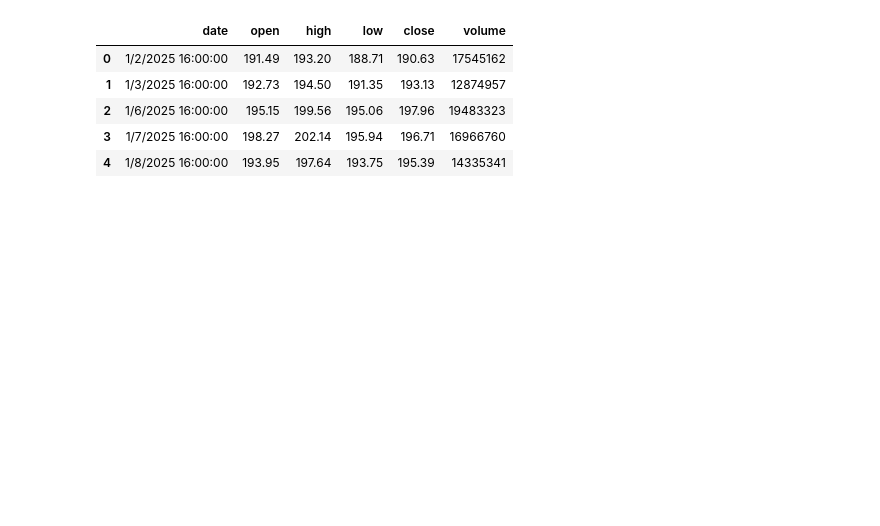
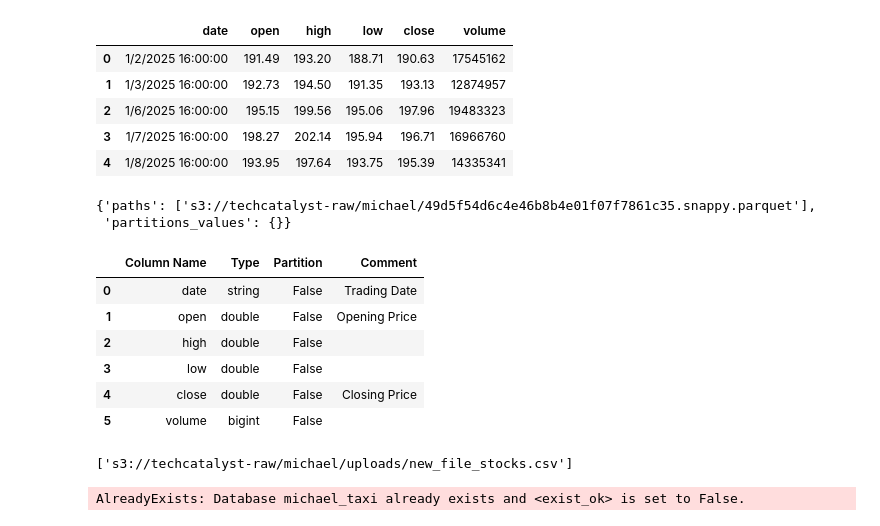
Before and after one commit to xandermacha/TechCatalyst_DE_2025_pub, a Jupyter notebook: Activities/Week 6/Labs/S3 and Snowpipe/s3snowpip.ipynb, the cells around one changed output. Saved outputs shown, nothing was run; the diff lists cells and outputs as text; code cells hidden in the pictures; blank space fills up the shorter version.

```diff
--- a/Activities/Week 6/Labs/S3 and Snowpipe/s3snowpip.ipynb
+++ b/Activities/Week 6/Labs/S3 and Snowpipe/s3snowpip.ipynb
@@ -228,3 +238,39 @@ df.head()
 | 2 | 1/6/2025 16:00:00 | 195.15 | 199.56 | 195.06 | 197.96 | 19483323 |
 | 3 | 1/7/2025 16:00:00 | 198.27 | 202.14 | 195.94 | 196.71 | 16966760 |
 | 4 | 1/8/2025 16:00:00 | 193.95 | 197.64 | 193.75 | 195.39 | 14335341 |
+# %%
+desc = "This is my stock table."
+param = {"source": "Google", "class": "stock"}
+comments = {
+    "Date": "Trading Date",
+    "Open": "Opening Price",
+    "Close": "Closing Price"
+}
+
+
+
+wr.s3.to_parquet(
+    df=df,
+    path=f"s3://techcatalyst-raw/{name}/",  # write to the techcatalyst-raw bucket under your folder name
+    dataset=True,
+    database=database_name,
+    table='MICHAEL_STOCK',
+    mode='overwrite',
+    glue_table_settings=wr.typing.GlueTableSettings(description=desc,  # here we are passing some metadata
+                                                    parameters=param,
+                                                    columns_comments=comments),
+    )
+# %% [output]
+{'paths': ['s3://techcatalyst-raw/michael/49d5f54d6c4e46b8b4e01f07f7861c35.snappy.parquet'],
+ 'partitions_values': {}}
+# %%
+table_name = 'MICHAEL_STOCK'
+wr.catalog.table(database=database_name, table=table_name)
+# %% [output]
+|  | Column Name | Type | Partition | Comment |
+| 0 | date | string | False | Trading Date |
+| 1 | open | double | False | Opening Price |
+| 2 | high | double | False |  |
+| 3 | low | double | False |  |
+| 4 | close | double | False | Closing Price |
+| 5 | volume | bigint | False |  |
@@ -230,0 +286,4 @@ df.head()
+# %%
+wr.s3.list_objects(f's3://techcatalyst-raw/michael/uploads/')
+# %% [output]
+['s3://techcatalyst-raw/michael/uploads/new_file_stocks.csv']
@@ -230,0 +302,9 @@ df.head()
+# %%
+# wr.catalog.delete_table_if_exists(database=db_name, table=table_name)
+
+wr.catalog.create_database(db_name)
+
+columns_types, partitions_types = wr.s3.read_parquet_metadata(path=s3_path_file)
+print("Successfully read schema from Parquet file.")
+# %% [output]
+AlreadyExists: Database michael_taxi already exists and <exist_ok> is set to False.
```
Also changed, not shown: parts of 10 cells of this notebook, 1 other file.
